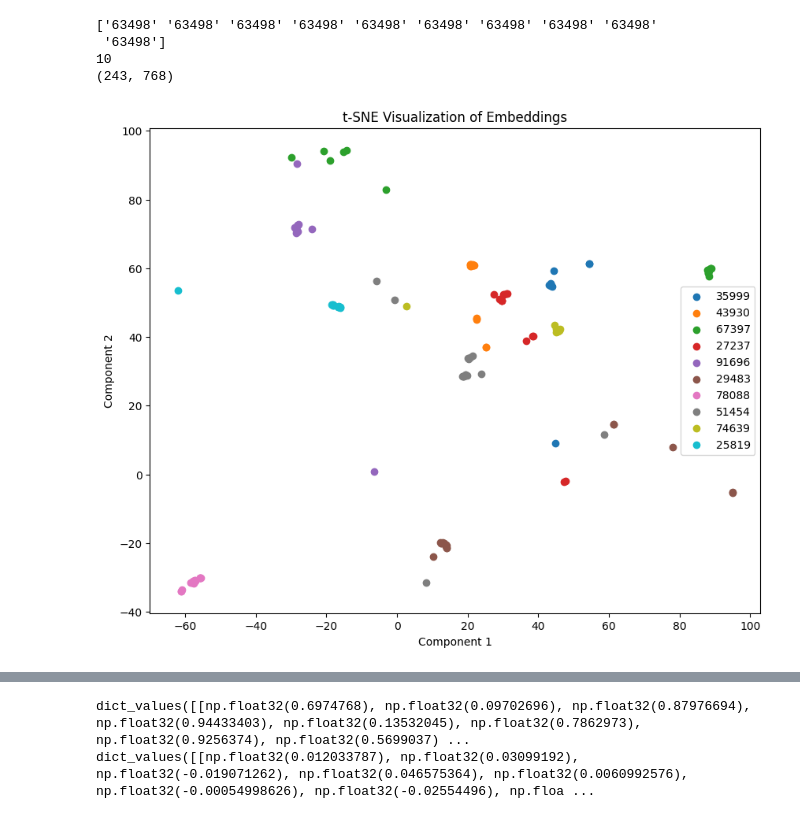
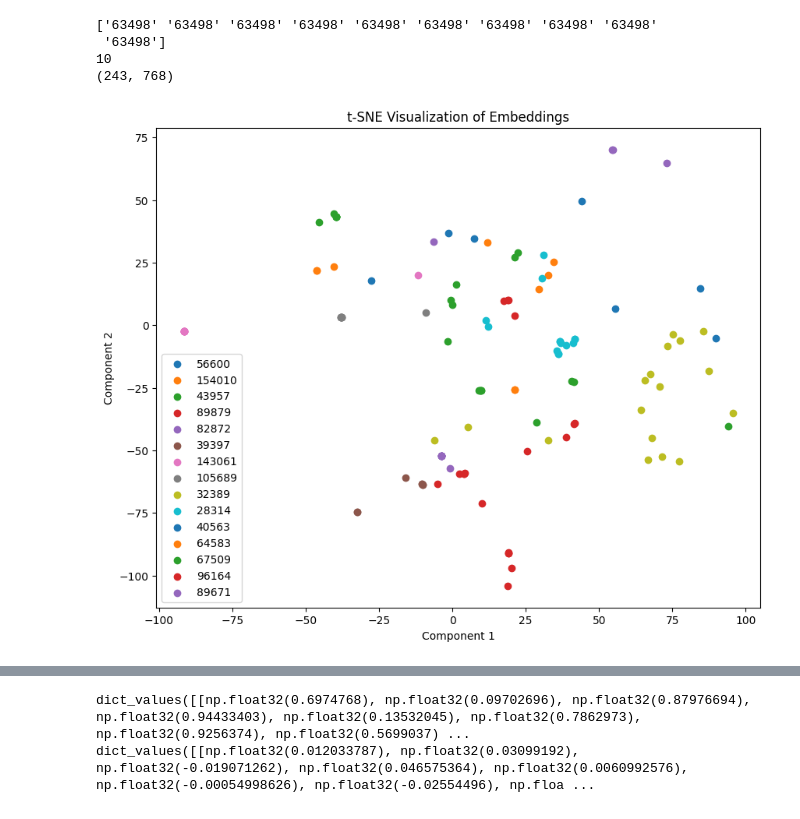
Before and after one commit to ash2d/wildlife-tools, a Jupyter notebook: exploring/train_10_ids.ipynb, the cells around one changed output, grey strips where cells are left out. Cells and saved outputs as stored; diff of their text form; code cells hidden in the pictures.

```diff
--- a/exploring/train_10_ids.ipynb
+++ b/exploring/train_10_ids.ipynb
@@ -93,6 +93,8 @@ transform = T.Compose([
 query_df = df.sample(frac=0.2, random_state=42)
 database_df = df.drop(query_df.index)
 
+query_df = df
+database_df = pd.read_csv('/home/users/dash/guppies/embeddings/wildlife-tools/exploring/csvs/top_30000_individuals_database.csv')
 # Create ImageDataset instances
 query_dataset = SafeImageDataset(query_df, root=PT_images, transform=transform,log_file='unreadable_images.txt')
 database_dataset = SafeImageDataset(database_df, root=PT_images, transform=transform, log_file='unreadable_images.txt')
@@ -135,7 +137,7 @@ trainer.train()
 # Save the model's state_dict
 torch.save(backbone.state_dict(), PT_storage+'/mgdscrptr_20ish_epoch.pth')
 # %%
-save_path = '/gws/nopw/j04/iecdt/dash/embeddings/models/MGD/model_epoch_8.pt/checkpoint.pth'
+save_path = '/gws/nopw/j04/iecdt/dash/embeddings/models/MGD/MGD_30000ids_arcface/model_epoch_9.pt/checkpoint.pth'
 checkpoint = torch.load(save_path, map_location=device, weights_only=False)
 print(checkpoint.keys())
 # %% [output]
@@ -185,27 +187,27 @@ embeddings_2d = tsne.fit_transform(embeddings)
 # %%
 import matplotlib.pyplot as plt
 import random
 
 plt.figure(figsize=(10, 8))
 unique_labels = set(labels)
 
 # for label in unique_labels:
 #     indices = [i for i, l in enumerate(labels) if l == label]
 #     plt.scatter(embeddings_2d[indices, 0], embeddings_2d[indices, 1], label=label)
 
-random_labels = random.sample(list(unique_labels), 10)
+random_labels = random.sample(list(unique_labels), 15)
 
 for label in random_labels:
     indices = [i for i, l in enumerate(labels) if l == label]
     plt.scatter(embeddings_2d[indices, 0], embeddings_2d[indices, 1], label=label)
 
 plt.legend()
 plt.title('t-SNE Visualization of Embeddings')
 plt.xlabel('Component 1')
 plt.ylabel('Component 2')
 plt.show()
 # %% [output]
-[figure, old version]
+[figure, new version]
 # %%
 from wildlife_tools.similarity import CosineSimilarity
 from wildlife_tools.inference import KnnClassifier
```
Also changed, not shown: parts of 3 cells of this notebook, 2 other files.
